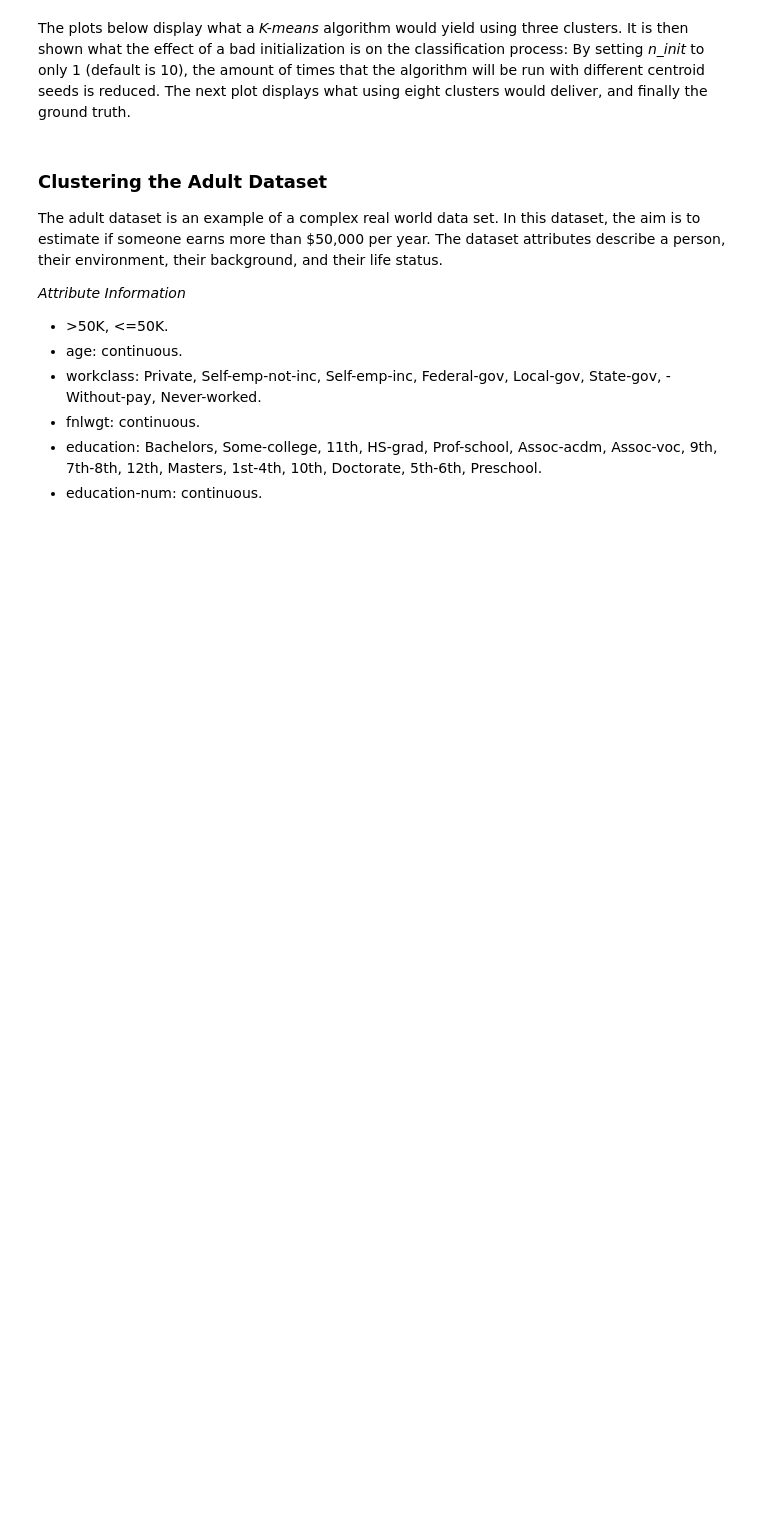
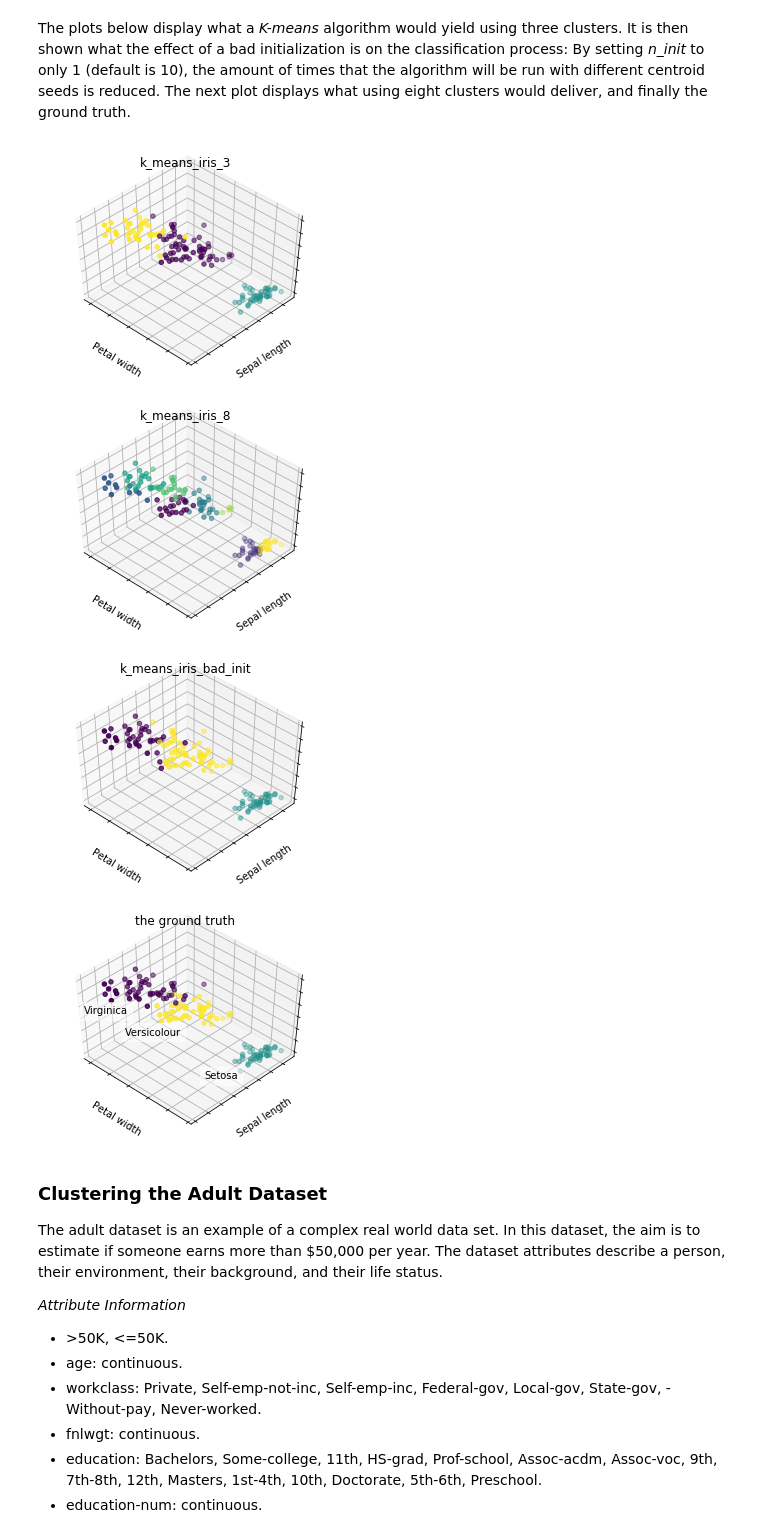
Before and after one commit to gagandaroach/DataScienceIntro, a Jupyter notebook: labs/Lab8_Clustering/Clustering.ipynb, the cells around one changed output. Drawn from its saved outputs; the diff is of its cells as text; code cells hidden in the pictures; blank space fills up the shorter version.

```diff
--- a/labs/Lab8_Clustering/Clustering.ipynb
+++ b/labs/Lab8_Clustering/Clustering.ipynb
@@ -93,34 +130,41 @@ for name, est in estimators.items():
     ax.set_xlabel('Petal width')
     ax.set_ylabel('Sepal length')
     ax.set_zlabel('Petal length')
+    ax.set_title(name)
     fignum = fignum + 1
 
 # Plot the ground truth
 fig = plt.figure(fignum, figsize=(4, 3))
 plt.clf()
 ax = Axes3D(fig, rect=[0, 0, .95, 1], elev=48, azim=134)
 
 plt.cla()
 
 for name, label in [('Setosa', 0),
                     ('Versicolour', 1),
                     ('Virginica', 2)]:
     ax.text3D(X[y == label, 3].mean(),
               X[y == label, 0].mean() + 1.5,
               X[y == label, 2].mean(), name,
               horizontalalignment='center',
               bbox=dict(alpha=.5, edgecolor='w', facecolor='w'))
 # Reorder the labels to have colors matching the cluster results
 y = np.choose(y, [1, 2, 0]).astype(np.float)
 ax.scatter(X[:, 3], X[:, 0], X[:, 2], c=y)
 
 ax.w_xaxis.set_ticklabels([])
 ax.w_yaxis.set_ticklabels([])
 ax.w_zaxis.set_ticklabels([])
 ax.set_xlabel('Petal width')
 ax.set_ylabel('Sepal length')
 ax.set_zlabel('Petal length')
+ax.set_title('the ground truth')
 plt.show()
+# %% [output]
+[figure, added]
+[figure, added]
+[figure, added]
+[figure, added]
 # %% [markdown]
 ### Clustering the Adult Dataset
 
```
Also changed, not shown: parts of 73 cells of this notebook.
